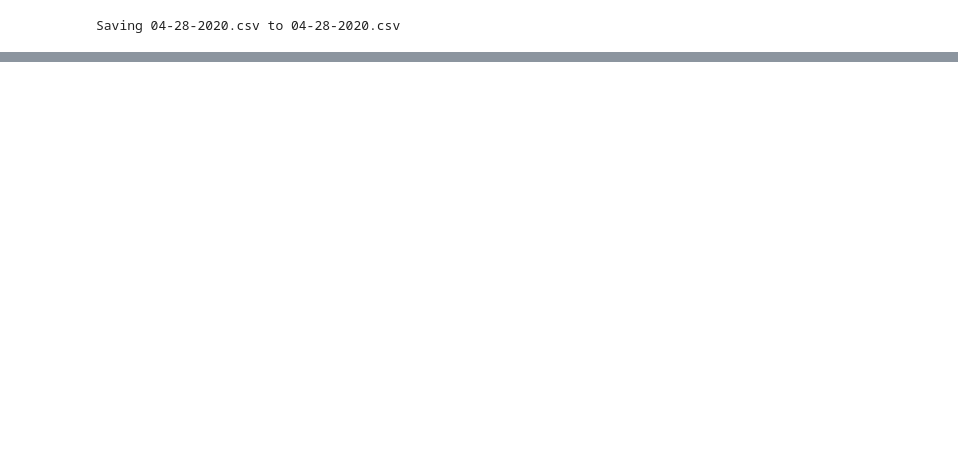
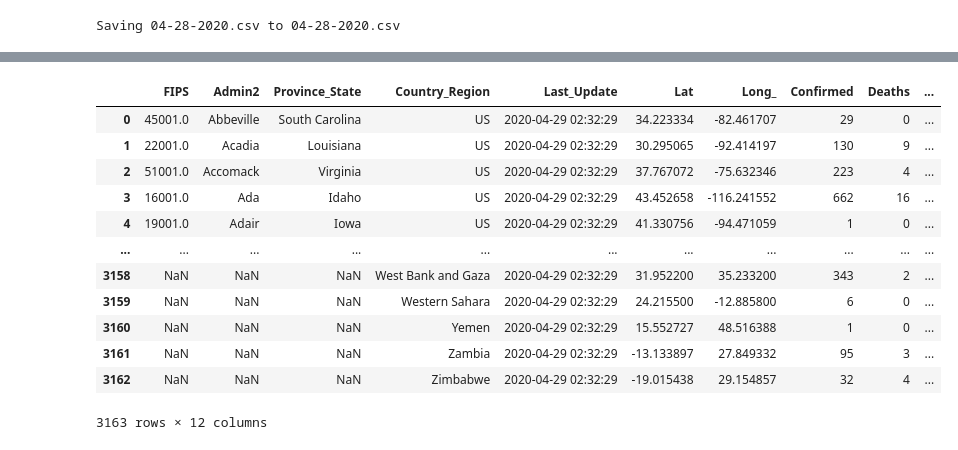
Before and after one commit to valentin-lechat/val, a Jupyter notebook: Data_Project_COVID19.ipynb, the cells around one changed output, grey strips where cells are left out. Drawn from its saved outputs; the diff is of its cells as text; code cells hidden in the pictures; blank space fills up the shorter version.

```diff
--- a/Data_Project_COVID19.ipynb
+++ b/Data_Project_COVID19.ipynb
@@ -75,0 +168,2 @@ Ratio des personnes touchées dans le monde par le virus : 0.0401 %
+# %%
+uploaded=files.upload()
@@ -75,0 +173,17 @@ Ratio des personnes touchées dans le monde par le virus : 0.0401 %
+# %%
+OMS=pd.read_csv(io.BytesIO(uploaded['04-28-2020.csv']))
+display(OMS)
+# %% [output]
+|  | FIPS | Admin2 | Province_State | Country_Region | Last_Update | Lat | Long_ | Confirmed | Deaths | ... |
+| 0 | 45001.0 | Abbeville | South Carolina | US | 2020-04-29 02:32:29 | 34.223334 | -82.461707 | 29 | 0 | ... |
+| 1 | 22001.0 | Acadia | Louisiana | US | 2020-04-29 02:32:29 | 30.295065 | -92.414197 | 130 | 9 | ... |
+| 2 | 51001.0 | Accomack | Virginia | US | 2020-04-29 02:32:29 | 37.767072 | -75.632346 | 223 | 4 | ... |
+| 3 | 16001.0 | Ada | Idaho | US | 2020-04-29 02:32:29 | 43.452658 | -116.241552 | 662 | 16 | ... |
+| 4 | 19001.0 | Adair | Iowa | US | 2020-04-29 02:32:29 | 41.330756 | -94.471059 | 1 | 0 | ... |
+| ... | ... | ... | ... | ... | ... | ... | ... | ... | ... | ... |
+| 3158 | NaN | NaN | NaN | West Bank and Gaza | 2020-04-29 02:32:29 | 31.952200 | 35.233200 | 343 | 2 | ... |
+| 3159 | NaN | NaN | NaN | Western Sahara | 2020-04-29 02:32:29 | 24.215500 | -12.885800 | 6 | 0 | ... |
+| 3160 | NaN | NaN | NaN | Yemen | 2020-04-29 02:32:29 | 15.552727 | 48.516388 | 1 | 0 | ... |
+| 3161 | NaN | NaN | NaN | Zambia | 2020-04-29 02:32:29 | -13.133897 | 27.849332 | 95 | 3 | ... |
+| 3162 | NaN | NaN | NaN | Zimbabwe | 2020-04-29 02:32:29 | -19.015438 | 29.154857 | 32 | 4 | ... |
+3163 rows × 12 columns
```
Also changed, not shown: parts of 10 cells of this notebook.
